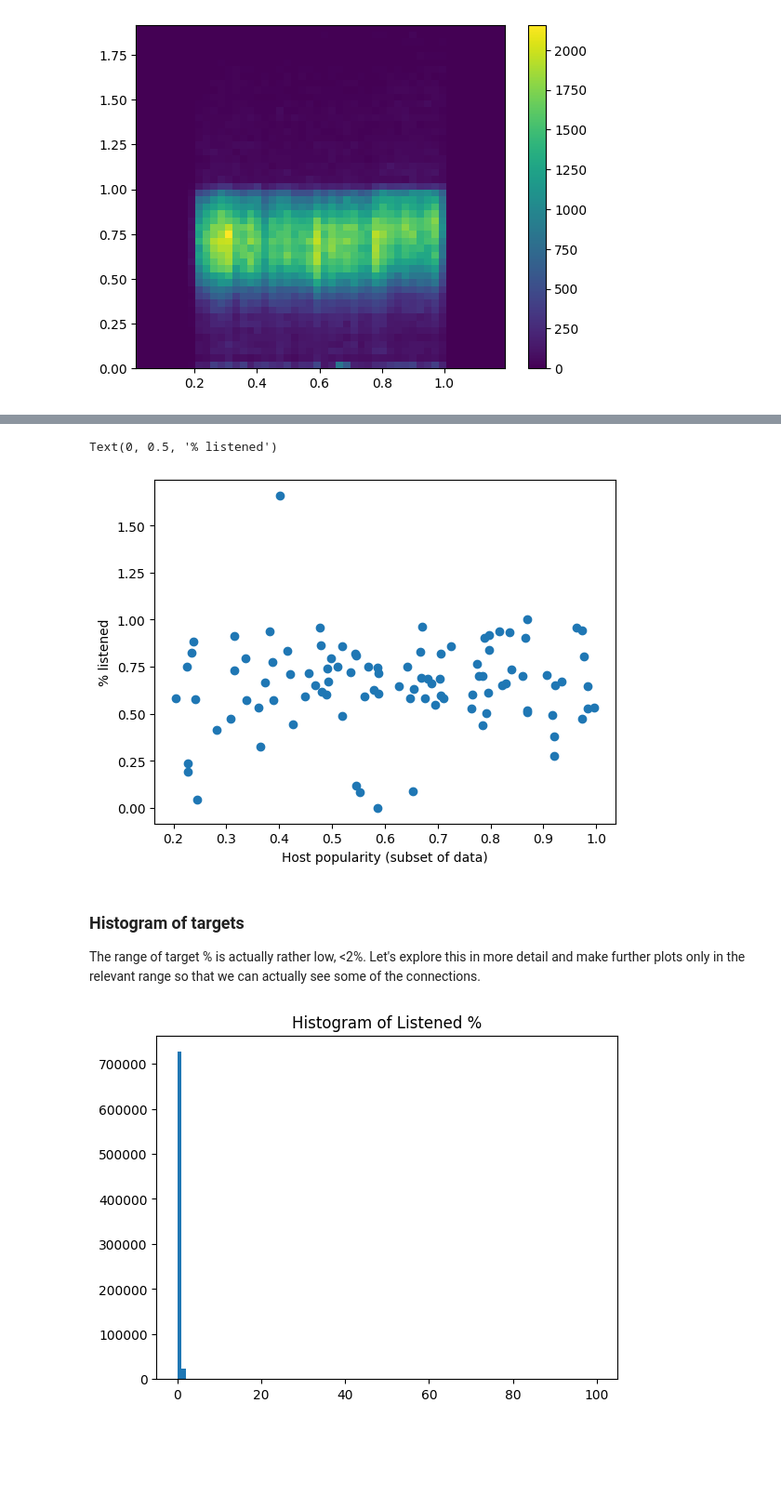
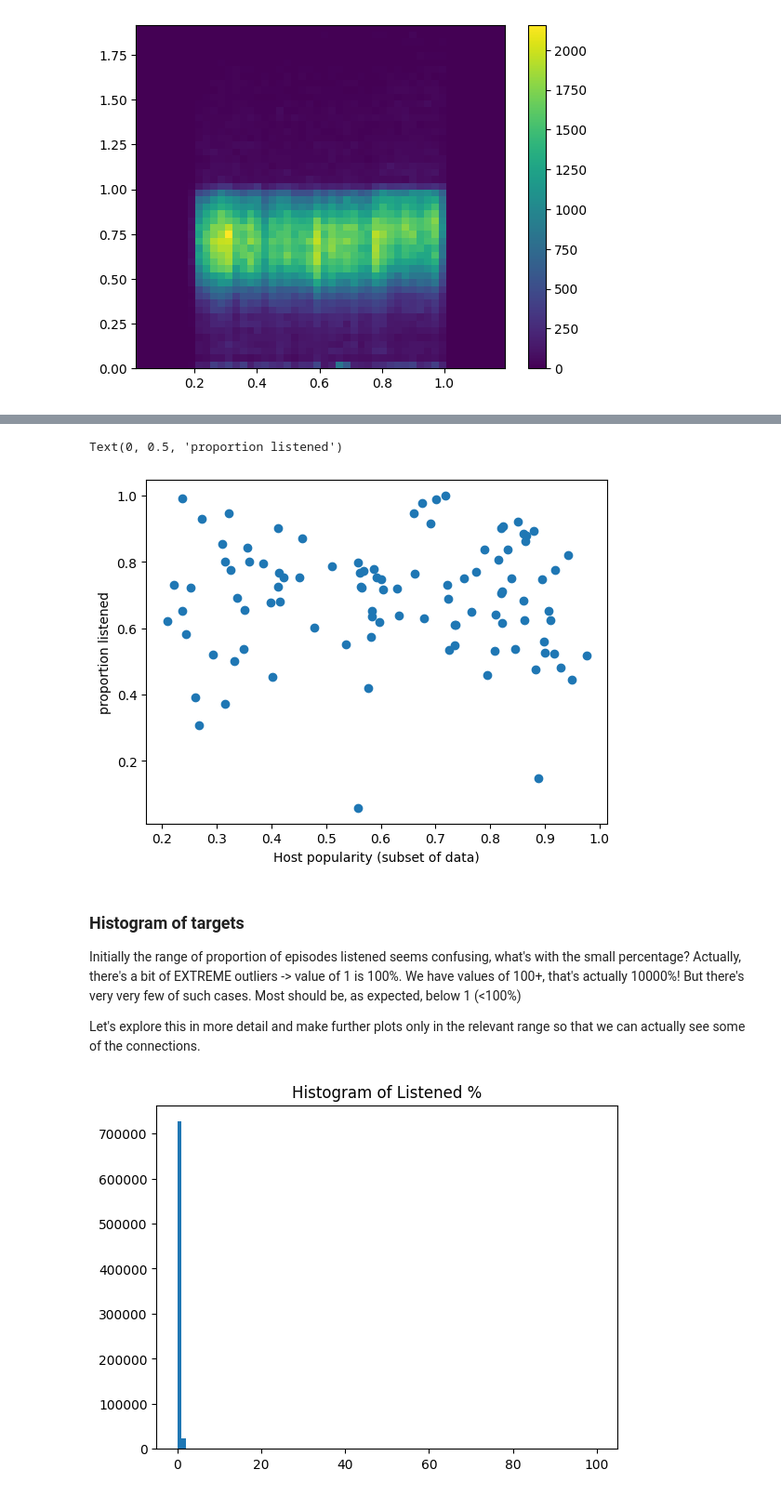
Before and after one commit to Mkranj/podcast_listening_time, a Jupyter notebook: EDA.ipynb, the cells around one changed output, grey strips where cells are left out. Shown at 93% size. Saved outputs shown, nothing was run; the diff lists cells and outputs as text; code cells hidden in the pictures; blank space fills up the shorter version.

```diff
--- a/EDA.ipynb
+++ b/EDA.ipynb
@@ -451,25 +451,30 @@ Text(0, 0.5, '% listened')
 # %%
 # Test to see if the pattern repeats on a subsample small enough to be
 # discernible on a scatterplot
 subs = training.sample(100)
 
 # still need to crop the y axis
 subs = subs[subs.Listened_percent <= 2]
 
 plt.scatter(subs.Host_Popularity_percentage,
         subs.Listened_percent)
 plt.xlabel("Host popularity (subset of data)")
-plt.ylabel("% listened")
+plt.ylabel("proportion listened")
 
 # 100 is readable but surely prone to accidental patterns
 
 # Repeat experiment on variable more connected to targets
 # %% [output]
-Text(0, 0.5, '% listened')
+Text(0, 0.5, 'proportion listened')
-[figure, old version]
+[figure, new version]
 # %% [markdown]
 ### Histogram of targets
-The range of target % is actually rather low, <2%. Let's explore this in more detail and make further plots only in the relevant range so that we can actually see some of the connections.
+
+Initially the range of proportion of episodes listened seems confusing, what's with the small percentage?
+Actually, there's a bit of EXTREME outliers -> value of 1 is 100%. We have values of 100+, that's actually 10000%!
+But there's very very few of such cases. Most should be, as expected, below 1 (<100%)
+
+Let's explore this in more detail and make further plots only in the relevant range so that we can actually see some of the connections.
 # %%
 plt.hist(training.Listened_percent,
         range = (0, 100) # even here we have to limit the range because some outliers are > 800
```
Also changed, not shown: parts of 28 cells of this notebook.
